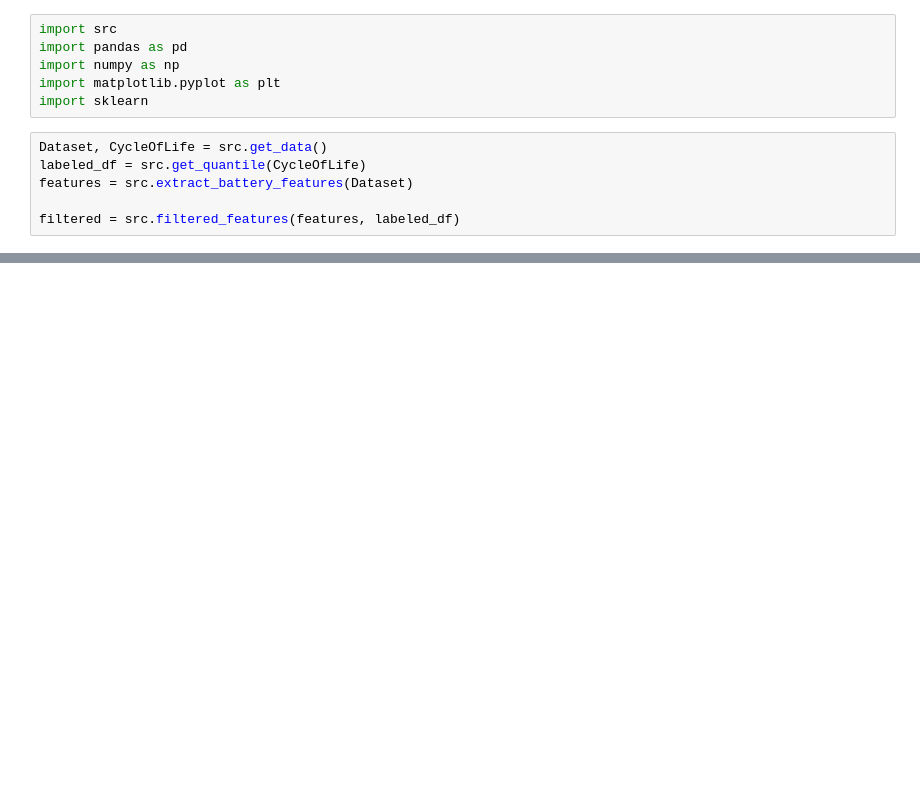
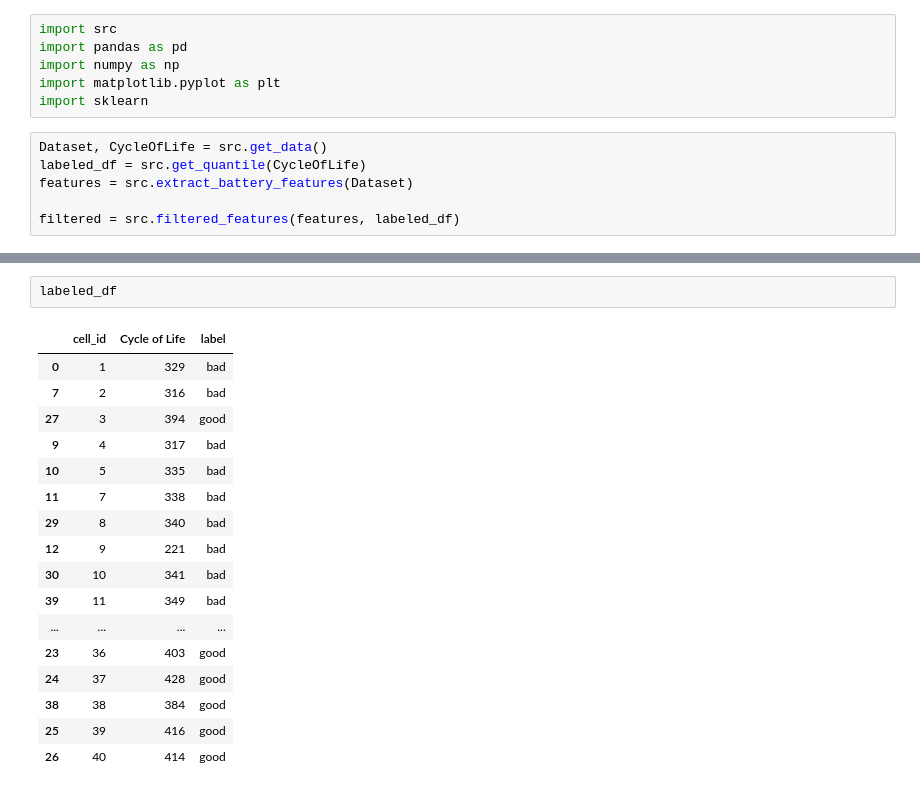
Before and after one commit to MathLR7/AI_ETEC_projects, a Jupyter notebook: test.ipynb, the cells around one changed output, grey strips where cells are left out. Drawn from its saved outputs; the diff is of its cells as text; blank space fills up the shorter version.

```diff
--- a/test.ipynb
+++ b/test.ipynb
@@ -44,0 +51,20 @@ weighted avg       0.90      0.88      0.87         8
+# %%
+labeled_df
+# %% [output]
+|  | cell_id | Cycle of Life | label |
+| 0 | 1 | 329 | bad |
+| 7 | 2 | 316 | bad |
+| 27 | 3 | 394 | good |
+| 9 | 4 | 317 | bad |
+| 10 | 5 | 335 | bad |
+| 11 | 7 | 338 | bad |
+| 29 | 8 | 340 | bad |
+| 12 | 9 | 221 | bad |
+| 30 | 10 | 341 | bad |
+| 39 | 11 | 349 | bad |
+| ... | ... | ... | ... |
+| 23 | 36 | 403 | good |
+| 24 | 37 | 428 | good |
+| 38 | 38 | 384 | good |
+| 25 | 39 | 416 | good |
+| 26 | 40 | 414 | good |
```
Also changed, not shown: parts of 3 cells of this notebook, 2 other files.
